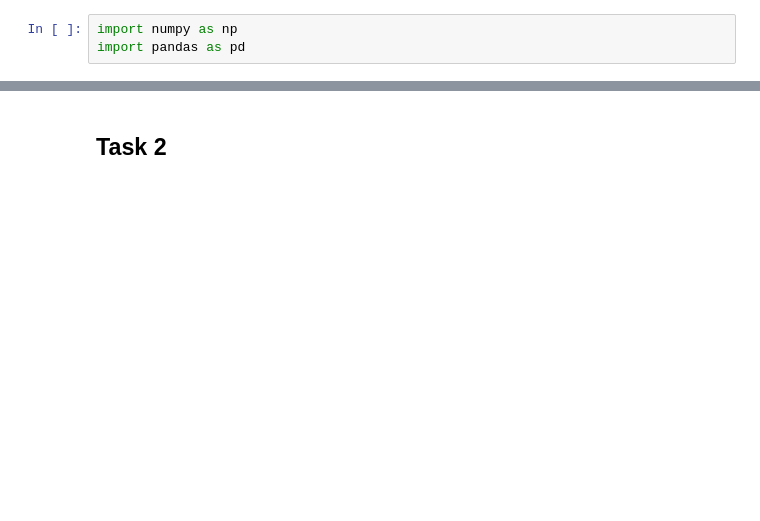
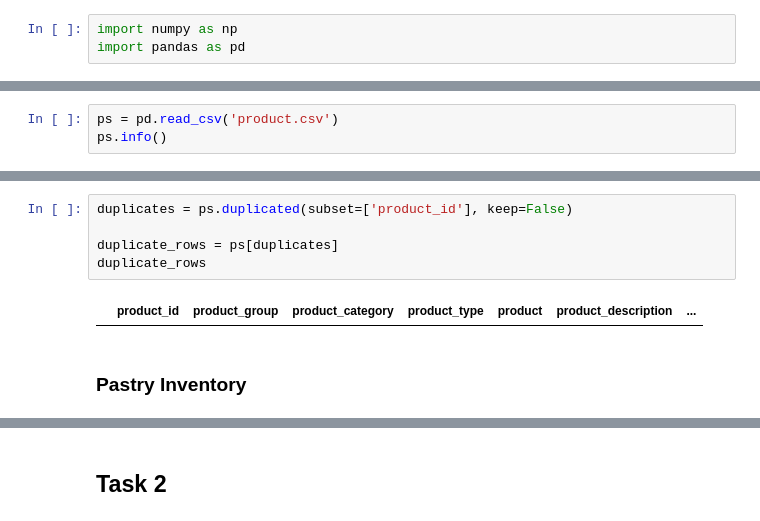
Before and after one commit to nindakhoirunnisa/nindakhoirunnisa.github.io, a Jupyter notebook: coffee_shops/input_data.ipynb, the cells around one changed output, grey strips where cells are left out. Saved outputs shown, nothing was run; the diff lists cells and outputs as text; blank space fills up the shorter version.

```diff
--- a/coffee_shops/input_data.ipynb
+++ b/coffee_shops/input_data.ipynb
@@ -3,0 +133,3 @@ import pandas as pd
+# %%
+ps = pd.read_csv('product.csv')
+ps.info()
@@ -3,0 +156,9 @@ import pandas as pd
+# %%
+duplicates = ps.duplicated(subset=['product_id'], keep=False)
+
+duplicate_rows = ps[duplicates]
+duplicate_rows
+# %% [output]
+|  | product_id | product_group | product_category | product_type | product | product_description | ... |
+# %% [markdown]
+### Pastry Inventory
```
Also changed, not shown: parts of 85 cells of this notebook, 1 other file.
